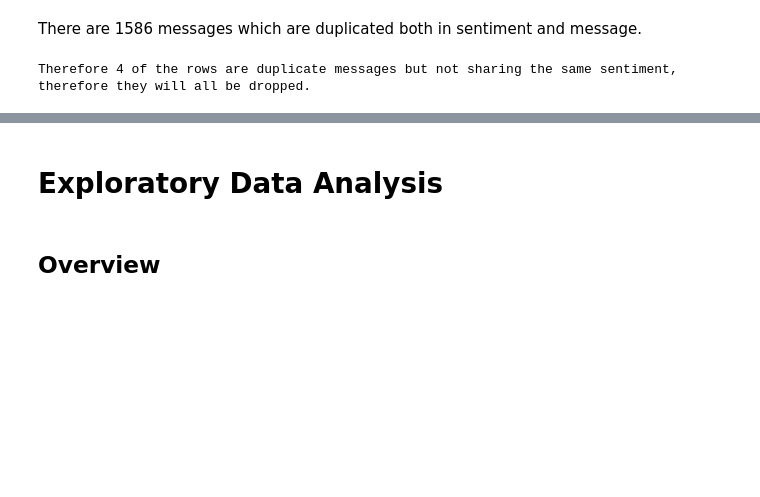
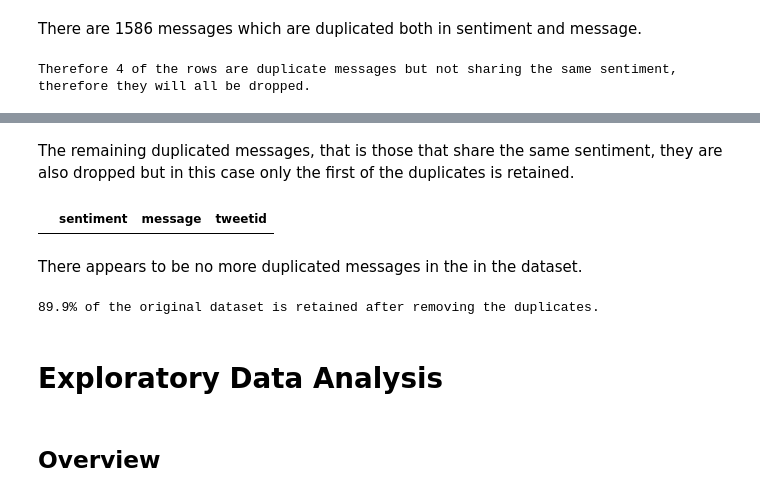
Before and after one commit to FaatimahM/jhb-ss3-classification-Repo, a Jupyter notebook: Classification_submission_file.ipynb, the cells around one changed output, grey strips where cells are left out. Cells and saved outputs as stored; diff of their text form; code cells hidden in the pictures; blank space fills up the shorter version.

```diff
--- a/Classification_submission_file.ipynb
+++ b/Classification_submission_file.ipynb
@@ -160,0 +202,2 @@ df.loc[removal_list, :]
+# %% [markdown]
+The remaining duplicated messages, that is those that share the same sentiment, they are also dropped but in this case only the first of the duplicates is retained.
@@ -160,0 +206,7 @@ df.loc[removal_list, :]
+# %%
+# Check if duplicates were removed
+df[df.duplicated(['message'])]
+# %% [output]
+|  | sentiment | message | tweetid |
+# %% [markdown]
+There appears to be no more duplicated messages in the in the dataset.
@@ -161,3 +216,7 @@ df.loc[removal_list, :]
+# %%
+print(f'{100 * new_len / original_len:.1f}% of the original dataset is retained after removing the duplicates.')
+# %% [output]
+89.9% of the original dataset is retained after removing the duplicates.
 # %% [markdown]
 # Exploratory Data Analysis
 # %% [markdown]
```
Also changed, not shown: parts of 37 cells of this notebook.
